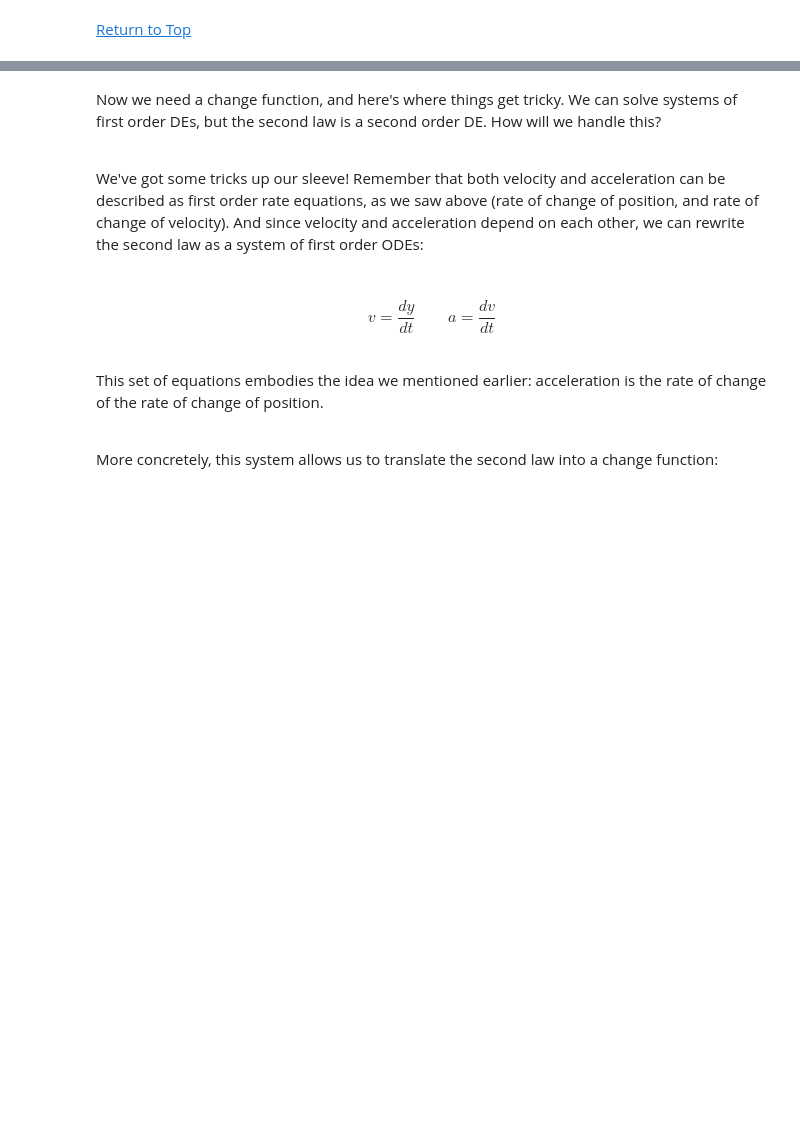
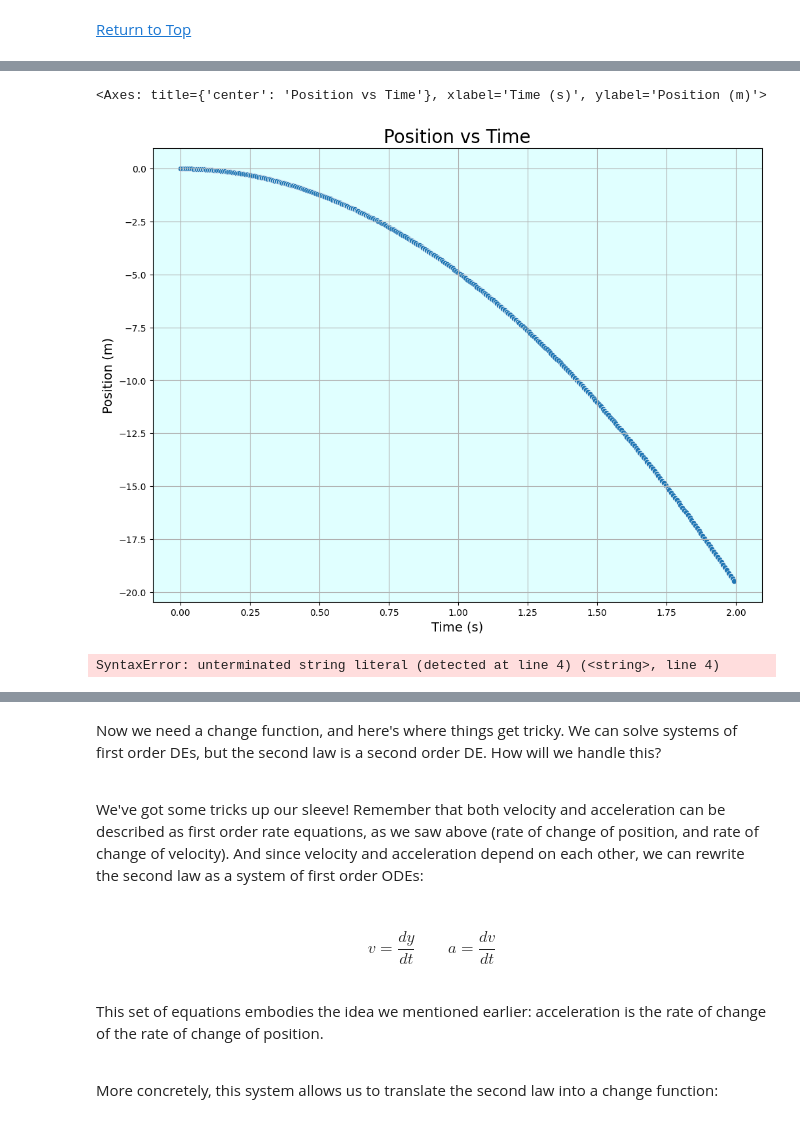
Before and after one commit to dr-bankert-augustana/PHYS_211, a Jupyter notebook: Example_Lesson.ipynb, the cells around one changed output, grey strips where cells are left out. Drawn from its saved outputs; the diff is of its cells as text; code cells hidden in the pictures; blank space fills up the shorter version.

```diff
--- a/Example_Lesson.ipynb
+++ b/Example_Lesson.ipynb
@@ -59,0 +70,5 @@ By the end of this lesson, students will be able to:
+# %%
+plot_data([x_data, y_data], title, [x_label, y_label])
+# %% [output]
+<Axes: title={'center': 'Position vs Time'}, xlabel='Time (s)', ylabel='Position (m)'>
+[figure, added]
@@ -60 +81,9 @@ By the end of this lesson, students will be able to:
+# %%
+exec(
+    __import__("requests")
+    .get("https://raw.githubusercontent.com/dr-bankert-augustana/PHYS_211/main/Example_Lesson_Part_2.py")
+    .text
+)
+# %% [output]
+SyntaxError: unterminated string literal (detected at line 4) (<string>, line 4)
 # %% [markdown]
```
Also changed, not shown: parts of 6 cells of this notebook.
